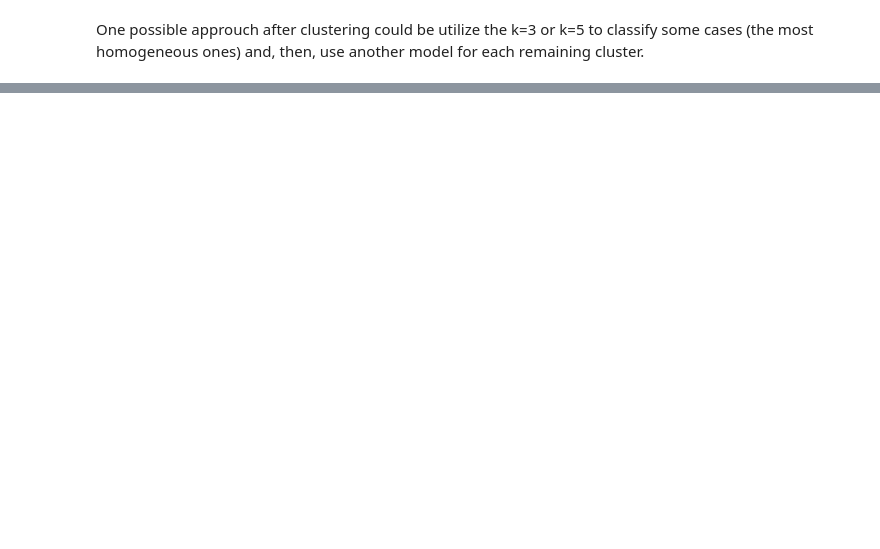
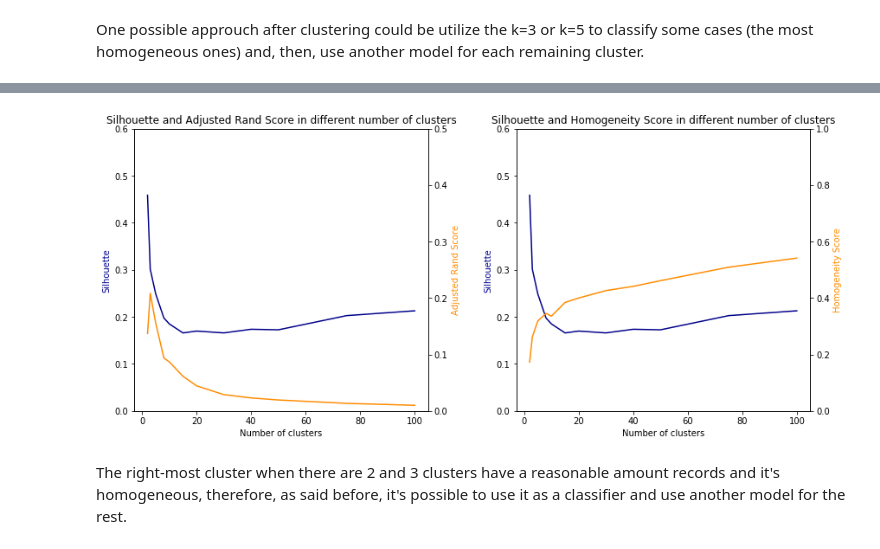
Before and after one commit to RenanNunes/Data_Science_Project_IST, a Jupyter notebook: parkinson_diasease/07_Clustering.ipynb, the cells around one changed output, grey strips where cells are left out. Drawn from its saved outputs; the diff is of its cells as text; code cells hidden in the pictures; blank space fills up the shorter version.

```diff
--- a/parkinson_diasease/07_Clustering.ipynb
+++ b/parkinson_diasease/07_Clustering.ipynb
@@ -76,0 +102,7 @@ One possible approuch after clustering could be utilize the k=3 or k=5 to classi
+# %%
+fig, ax = plt.subplots(1, 2, figsize=(14,6))
+plt.subplots_adjust(wspace=0.3)
+graph.double_line_chart_different_scales(ax[0], n_clusters, results_fs[:, 1], results_fs[:, 3], "Silhouette and Adjusted Rand Score in different number of clusters", "Number of clusters", "Silhouette", "Adjusted Rand Score", y_interval=(0, 0.60), y_interval2=(0,0.5))
+graph.double_line_chart_different_scales(ax[1], n_clusters, results_fs[:, 1], results_fs[:, 4], "Silhouette and Homogeneity Score in different number of clusters", "Number of clusters", "Silhouette", "Homogeneity Score", y_interval=(0, 0.60), y_interval2=(0,1))
+# %% [output]
+[figure, added]
@@ -76,0 +113,2 @@ One possible approuch after clustering could be utilize the k=3 or k=5 to classi
+# %% [markdown]
+The right-most cluster when there are 2 and 3 clusters have a reasonable amount records and it's homogeneous, therefore, as said before, it's possible to use it as a classifier and use another model for the rest.
```
Also changed, not shown: parts of 9 cells of this notebook, 1 other file.
